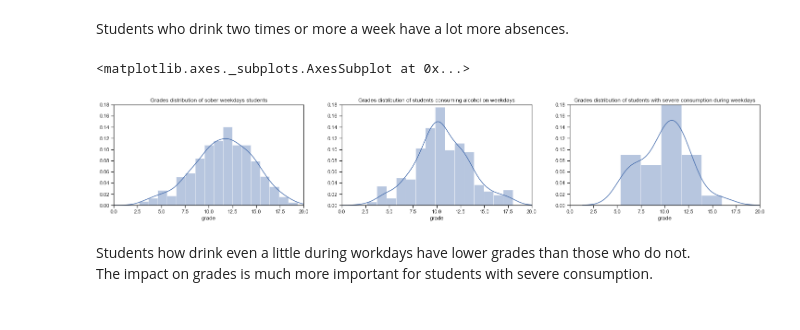
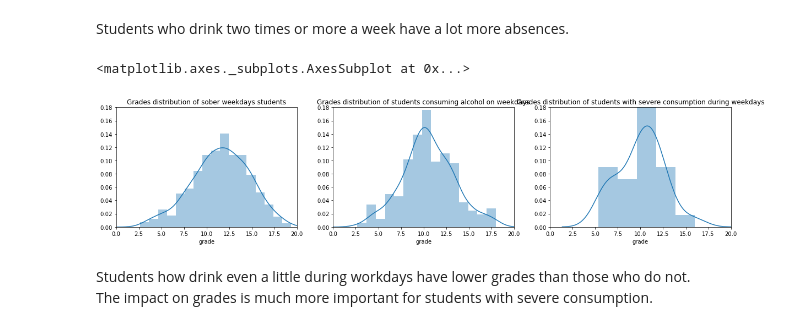
Before and after one commit to ConsciousML/Naive-Bayes-Classifier-from-scratch, a Jupyter notebook: Naive Bayes.ipynb, the cells around one changed output. Cells and saved outputs as stored; diff of their text form; code cells hidden in the pictures.

```diff
--- a/Naive Bayes.ipynb
+++ b/Naive Bayes.ipynb
@@ -172,25 +164,25 @@ sns.distplot(drunk_absences, ax=ax2)
 # %% [markdown]
 Students who drink two times or more a week have a lot more absences.<br>
 # %%
-_, (ax1, ax2, ax3) = plt.subplots(1, 3, figsize=(25, 4))
+_, (ax1, ax2, ax3) = plt.subplots(1, 3, figsize=(20, 4))
 sober_grades = students.loc[students['Dalc'] == 1, 'grade']
 drunk_grades = students.loc[students['Dalc'] > 1, 'grade']
 severe_drunk_grades = students.loc[students['Dalc'] == 5, 'grade']
 ax1.set_ylim(0, 0.18)
 ax2.set_ylim(0, 0.18)
 ax3.set_ylim(0, 0.18)
 ax1.set_xlim(0, 20)
 ax2.set_xlim(0, 20)
 ax3.set_xlim(0, 20)
 ax1.set_title('Grades distribution of sober weekdays students')
 ax2.set_title('Grades distribution of students consuming alcohol on weekdays')
 ax3.set_title('Grades distribution of students with severe consumption during weekdays')
 sns.distplot(sober_grades, ax=ax1)
 sns.distplot(drunk_grades, ax=ax2)
 sns.distplot(severe_drunk_grades, ax=ax3)
 # %% [output]
 <matplotlib.axes._subplots.AxesSubplot at 0x...>
-[figure, old version]
+[figure, new version]
 # %% [markdown]
 Students how drink even a little during workdays have lower grades than those who do not.<br>
 The impact on grades is much more important for students with severe consumption.<br>
```
Also changed, not shown: parts of 9 cells of this notebook.
